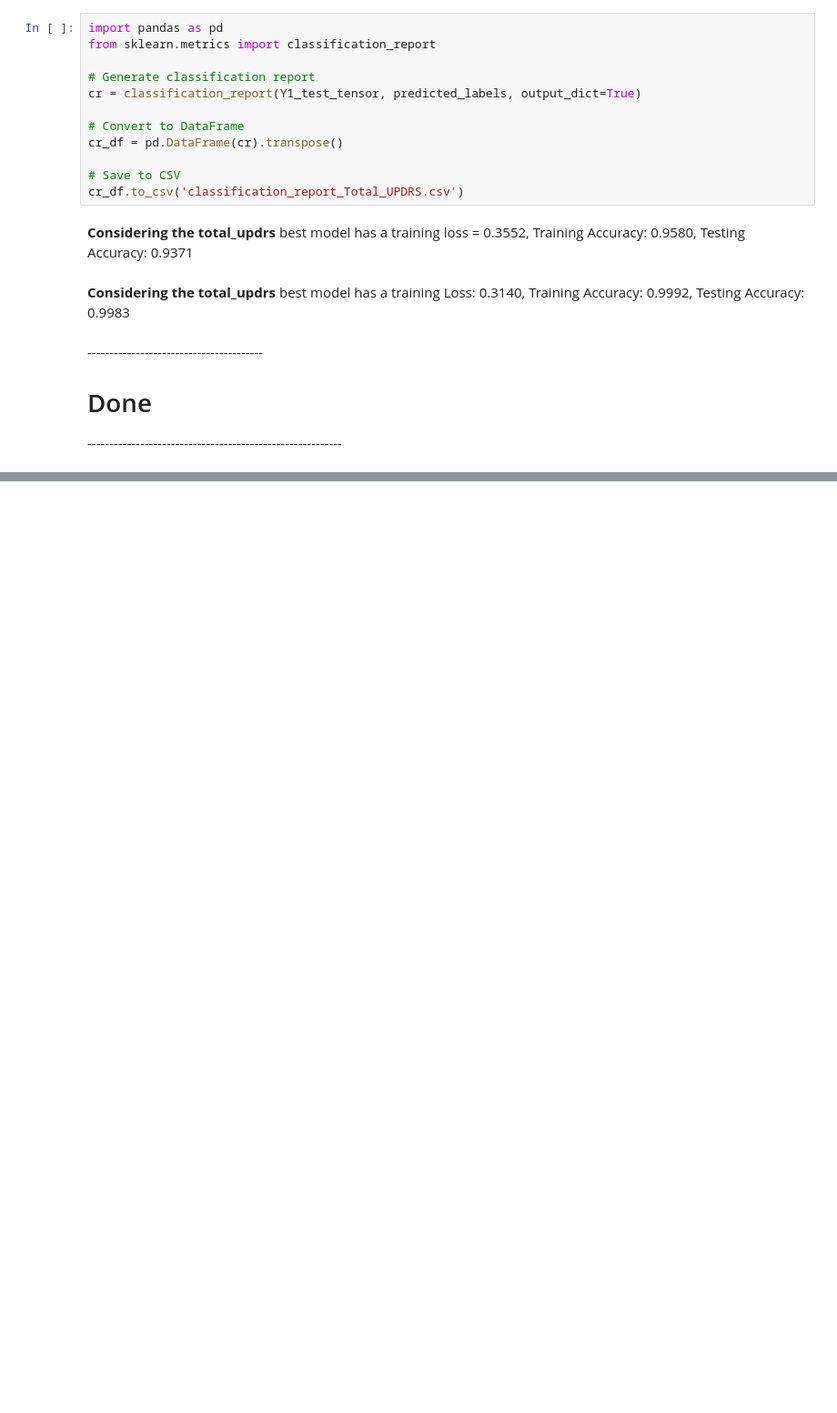
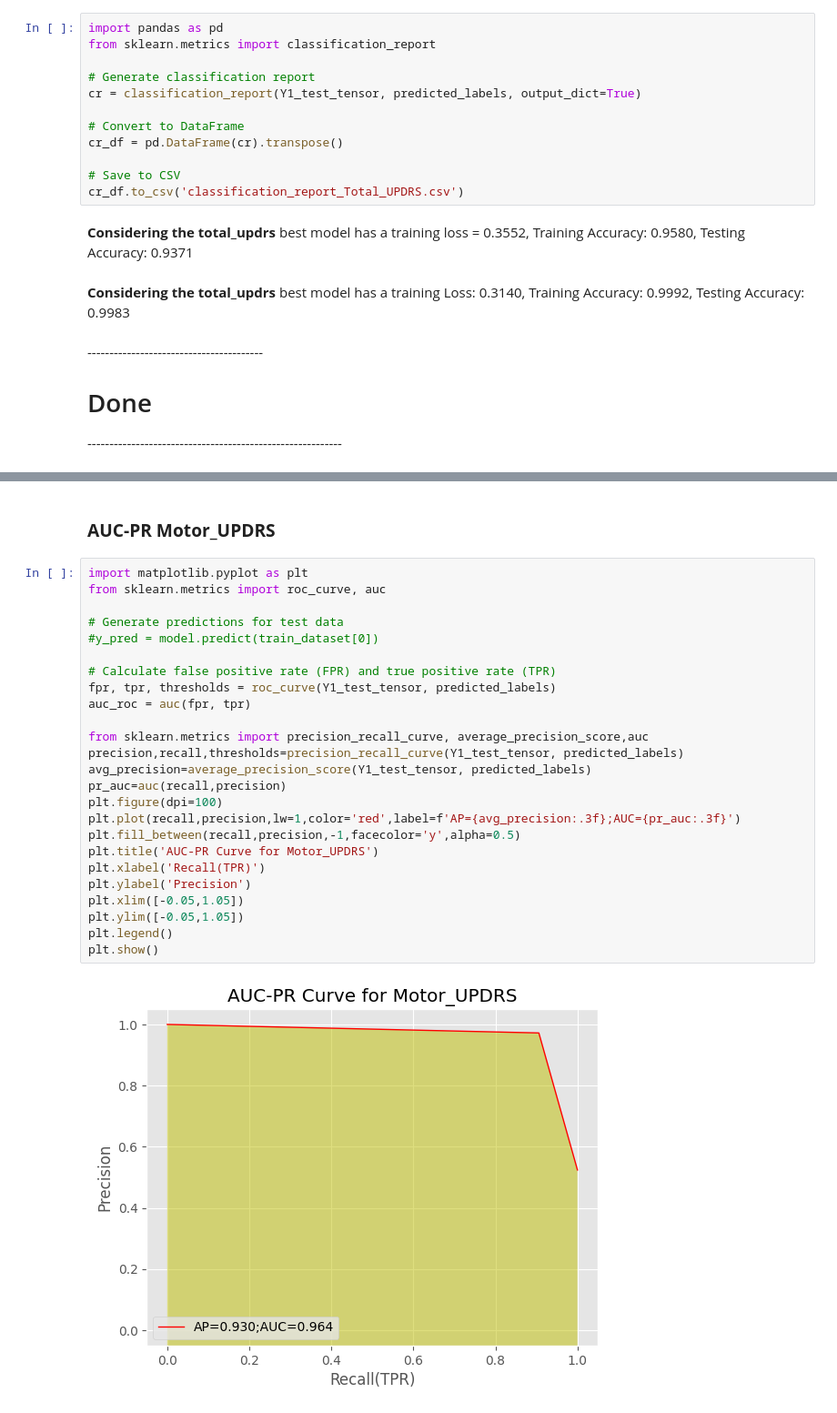
Before and after one commit to Samaresh-16/Parkinson_deepLearning, a Jupyter notebook: Codes/UPDRS.ipynb, the cells around one changed output, grey strips where cells are left out. Shown at 91% size. Saved outputs shown, nothing was run; the diff lists cells and outputs as text; blank space fills up the shorter version.

```diff
--- a/Codes/UPDRS.ipynb
+++ b/Codes/UPDRS.ipynb
@@ -446,0 +550,29 @@ cr_df.to_csv('classification_report_Total_UPDRS.csv')
+# %% [markdown]
+<h3><b>AUC-PR Motor_UPDRS
+# %%
+import matplotlib.pyplot as plt
+from sklearn.metrics import roc_curve, auc
+
+# Generate predictions for test data
+#y_pred = model.predict(train_dataset[0])
+
+# Calculate false positive rate (FPR) and true positive rate (TPR)
+fpr, tpr, thresholds = roc_curve(Y1_test_tensor, predicted_labels)
+auc_roc = auc(fpr, tpr)
+
+from sklearn.metrics import precision_recall_curve, average_precision_score,auc
+precision,recall,thresholds=precision_recall_curve(Y1_test_tensor, predicted_labels)
+avg_precision=average_precision_score(Y1_test_tensor, predicted_labels)
+pr_auc=auc(recall,precision)
+plt.figure(dpi=100)
+plt.plot(recall,precision,lw=1,color='red',label=f'AP={avg_precision:.3f};AUC={pr_auc:.3f}')
+plt.fill_between(recall,precision,-1,facecolor='y',alpha=0.5)
+plt.title('AUC-PR Curve for Motor_UPDRS')
+plt.xlabel('Recall(TPR)')
+plt.ylabel('Precision')
+plt.xlim([-0.05,1.05])
+plt.ylim([-0.05,1.05])
+plt.legend()
+plt.show()
+# %% [output]
+[figure, added]
```
Also changed, not shown: parts of 7 cells of this notebook.
